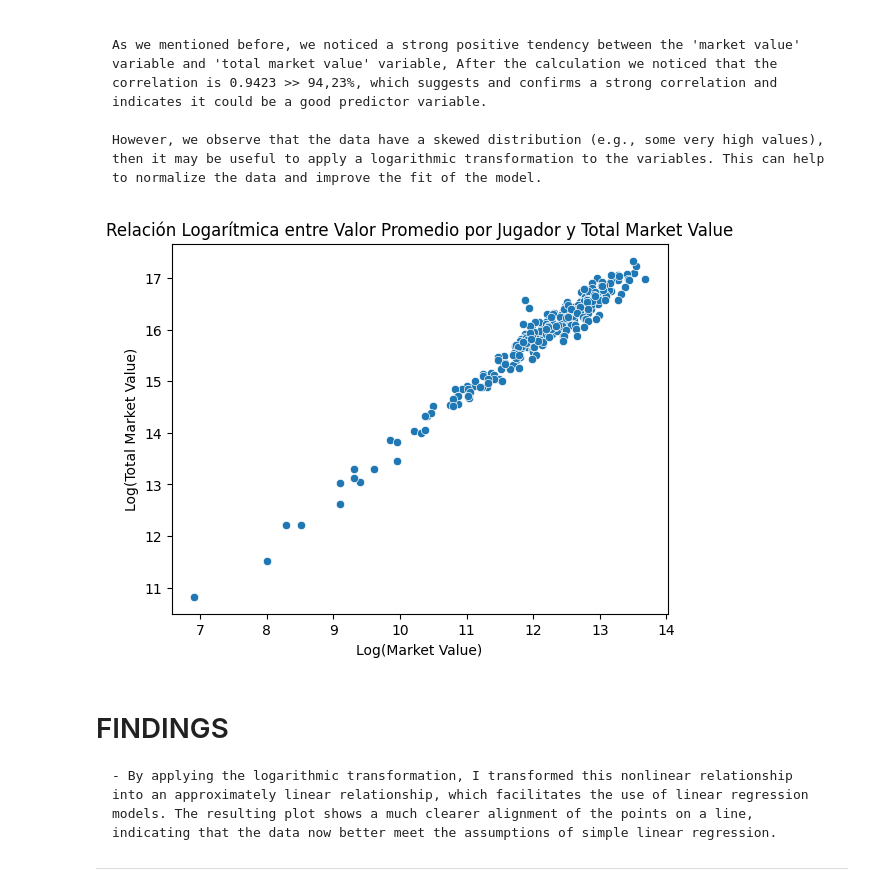
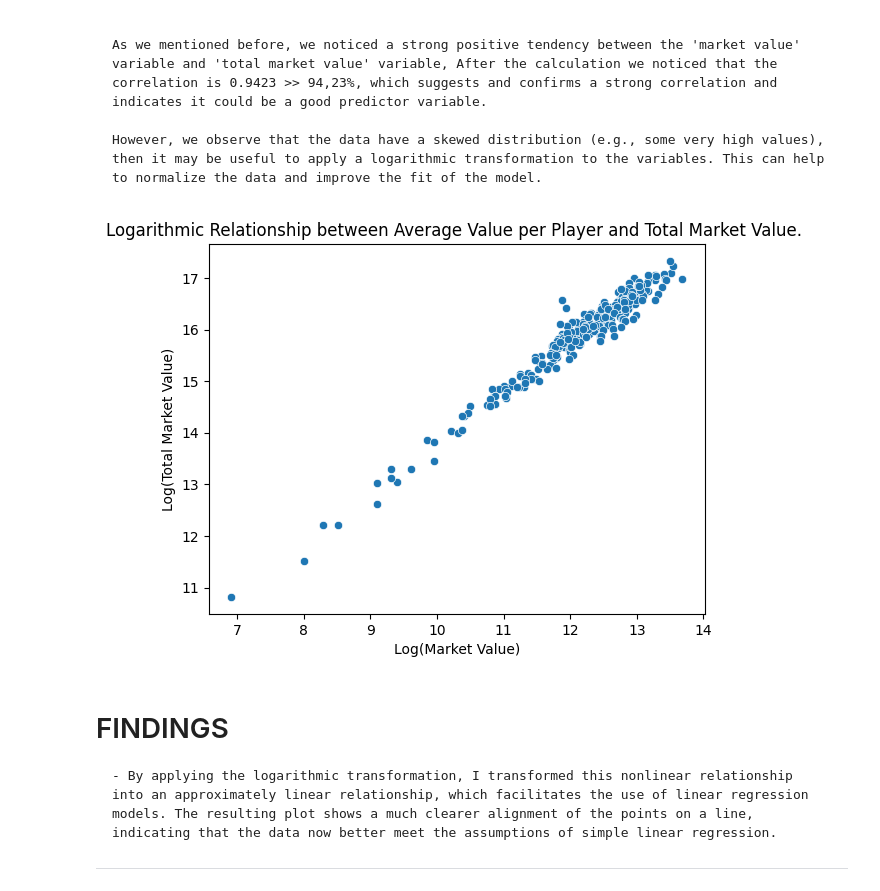
Before and after one commit to Eblasan71/Total_Market_Value, a Jupyter notebook: Total_Market_Value.ipynb, the cells around one changed output. Saved outputs shown, nothing was run; the diff lists cells and outputs as text; code cells hidden in the pictures.

```diff
--- a/Total_Market_Value.ipynb
+++ b/Total_Market_Value.ipynb
@@ -375,20 +375,20 @@ Coeficiente de correlación de Pearson: 0.9423736257232094
 # %%
 
 
 # Create logarithmic columns
 df_combined['log_market_value'] = np.log(df_combined['market value'])
 df_combined['log_total_market_value'] = np.log(df_combined['total market value'])
 
 
 
 # Verify the new distribution
 sns.scatterplot(x='log_market_value', y='log_total_market_value', data=df_combined)
-plt.title('Relación Logarítmica entre Valor Promedio por Jugador y Total Market Value')
+plt.title('Logarithmic Relationship between Average Value per Player and Total Market Value. ')
 plt.xlabel('Log(Market Value)')
 plt.ylabel('Log(Total Market Value)')
 plt.show()
 # %% [output]
-[figure, old version]
+[figure, new version]
 # %% [markdown]
 # FINDINGS
 
```
Also changed, not shown: parts of 2 cells of this notebook.
